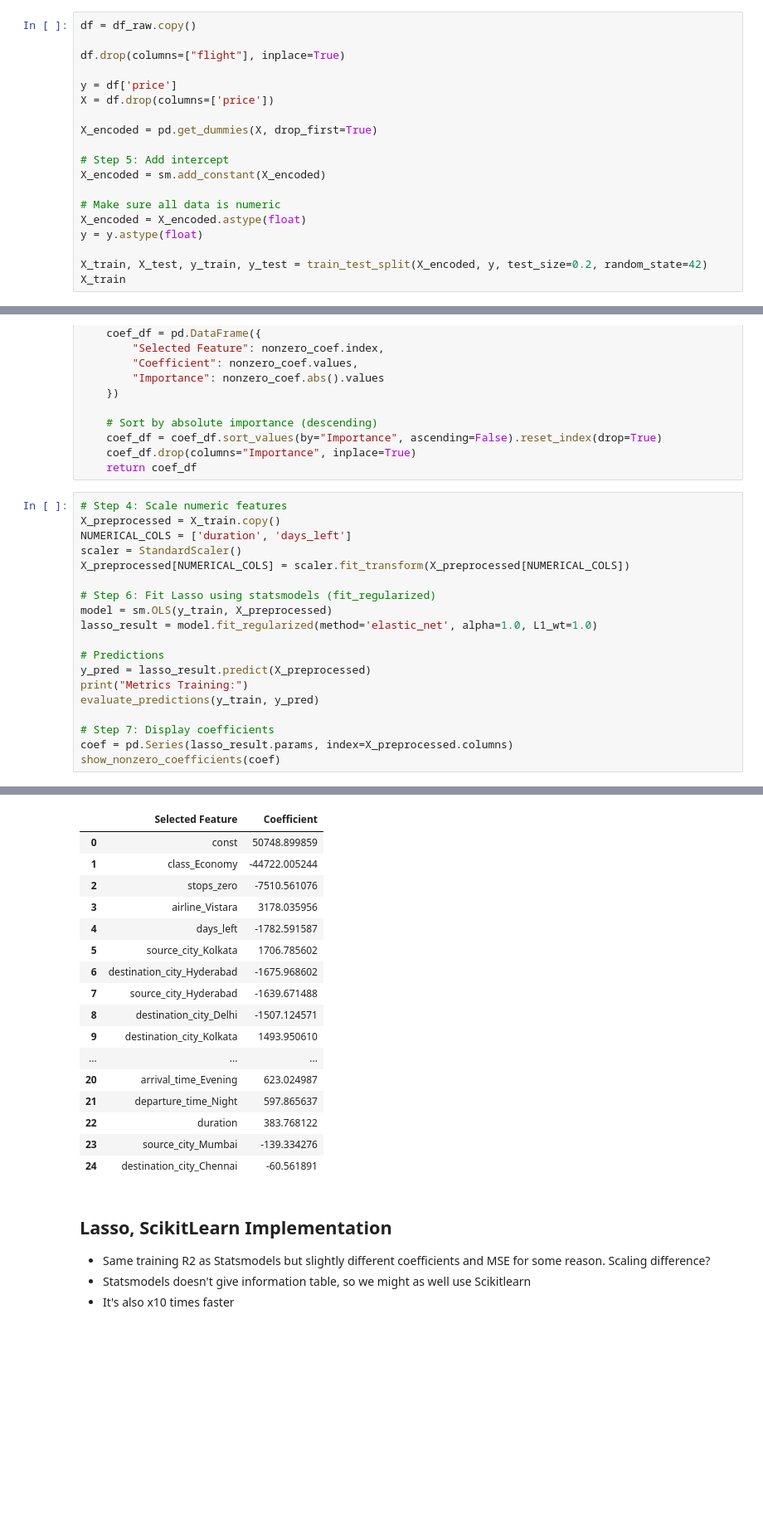
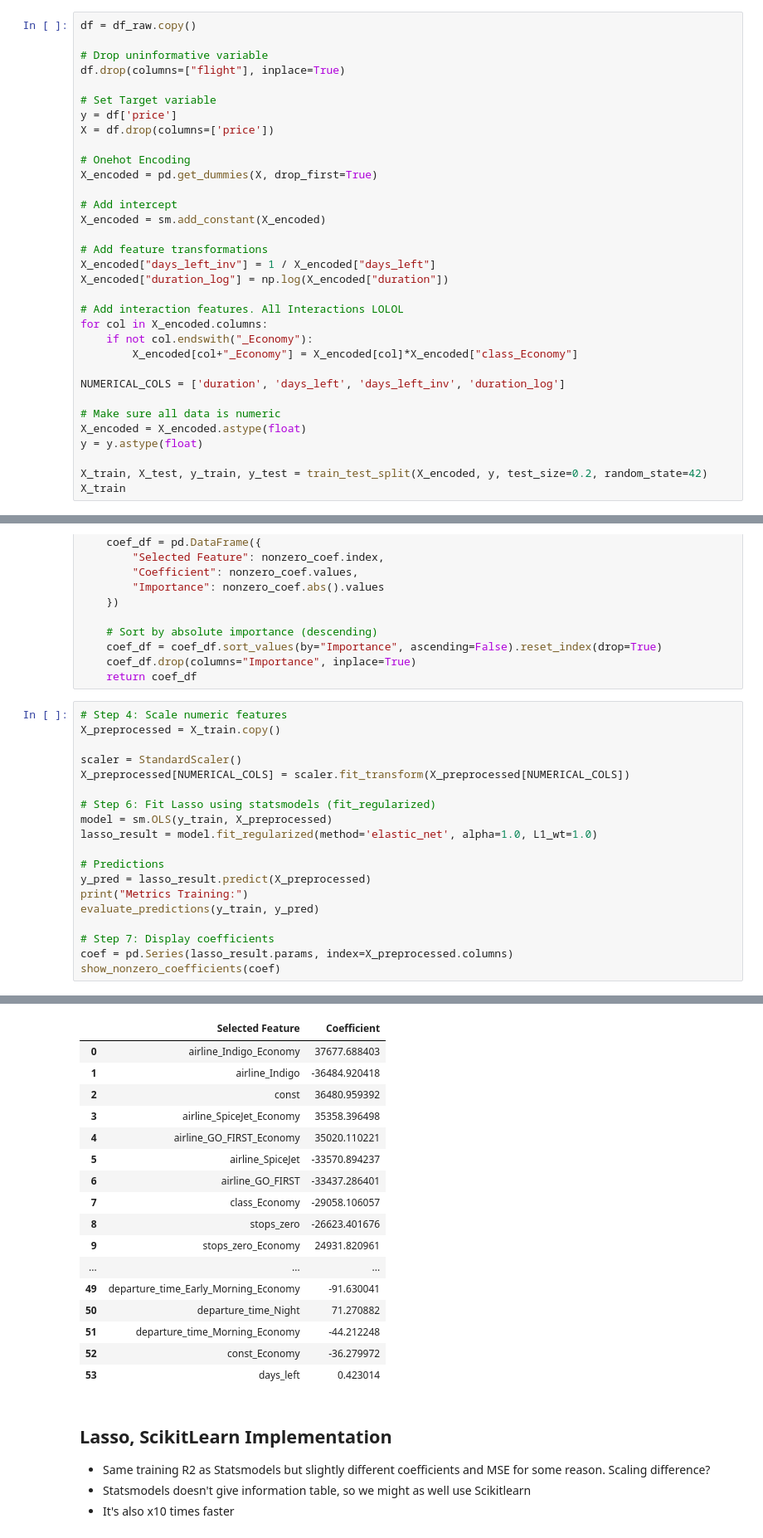
Before and after one commit to cmyguel/tru_linear_models_assignments, a Jupyter notebook: final_project/flight_price_prediction.ipynb, the cells around one changed output, grey strips where cells are left out. Shown at 83% size. Drawn from its saved outputs; the diff is of its cells as text; blank space fills up the shorter version.

Commit message:
feature engineering:
- Great improvement! MSE: 45M -> 27M
- 1 / days_left
- log(duration)
- interactions: columns*class_Economy

```diff
--- a/final_project/flight_price_prediction.ipynb
+++ b/final_project/flight_price_prediction.ipynb
@@ -120,15 +120,29 @@ fig.show()
 # %%
 df = df_raw.copy()
 
+# Drop uninformative variable
 df.drop(columns=["flight"], inplace=True)
 
+# Set Target variable
 y = df['price']
 X = df.drop(columns=['price'])
 
+# Onehot Encoding
 X_encoded = pd.get_dummies(X, drop_first=True)
 
-# Step 5: Add intercept
+# Add intercept
 X_encoded = sm.add_constant(X_encoded)
+
+# Add feature transformations
+X_encoded["days_left_inv"] = 1 / X_encoded["days_left"]
+X_encoded["duration_log"] = np.log(X_encoded["duration"])
+
+# Add interaction features. All Interactions LOLOL
+for col in X_encoded.columns:
+    if not col.endswith("_Economy"):
+        X_encoded[col+"_Economy"] = X_encoded[col]*X_encoded["class_Economy"]
+
+NUMERICAL_COLS = ['duration', 'days_left', 'days_left_inv', 'duration_log']
 
 # Make sure all data is numeric
 X_encoded = X_encoded.astype(float)
@@ -183,7 +197,7 @@ def show_nonzero_coefficients(coef:pd.Series):
 # %%
 # Step 4: Scale numeric features
 X_preprocessed = X_train.copy()
-NUMERICAL_COLS = ['duration', 'days_left']
+
 scaler = StandardScaler()
 X_preprocessed[NUMERICAL_COLS] = scaler.fit_transform(X_preprocessed[NUMERICAL_COLS])
 
@@ -210,20 +224,20 @@ Selected Coefficients (non-zero): 25
 |  | Selected Feature | Coefficient |
-| 0 | const | 50748.899859 |
-| 1 | class_Economy | -44722.005244 |
-| 2 | stops_zero | -7510.561076 |
-| 3 | airline_Vistara | 3178.035956 |
-| 4 | days_left | -1782.591587 |
-| 5 | source_city_Kolkata | 1706.785602 |
-| 6 | destination_city_Hyderabad | -1675.968602 |
-| 7 | source_city_Hyderabad | -1639.671488 |
-| 8 | destination_city_Delhi | -1507.124571 |
-| 9 | destination_city_Kolkata | 1493.950610 |
+| 0 | airline_Indigo_Economy | 37677.688403 |
+| 1 | airline_Indigo | -36484.920418 |
+| 2 | const | 36480.959392 |
+| 3 | airline_SpiceJet_Economy | 35358.396498 |
+| 4 | airline_GO_FIRST_Economy | 35020.110221 |
+| 5 | airline_SpiceJet | -33570.894237 |
+| 6 | airline_GO_FIRST | -33437.286401 |
+| 7 | class_Economy | -29058.106057 |
+| 8 | stops_zero | -26623.401676 |
+| 9 | stops_zero_Economy | 24931.820961 |
 | ... | ... | ... |
-| 20 | arrival_time_Evening | 623.024987 |
-| 21 | departure_time_Night | 597.865637 |
-| 22 | duration | 383.768122 |
-| 23 | source_city_Mumbai | -139.334276 |
-| 24 | destination_city_Chennai | -60.561891 |
+| 49 | departure_time_Early_Morning_Economy | -91.630041 |
+| 50 | departure_time_Night | 71.270882 |
+| 51 | departure_time_Morning_Economy | -44.212248 |
+| 52 | const_Economy | -36.279972 |
+| 53 | days_left | 0.423014 |
 # %% [markdown]
 ## Lasso, ScikitLearn Implementation
 
```
Also changed, not shown: parts of 7 cells of this notebook.
